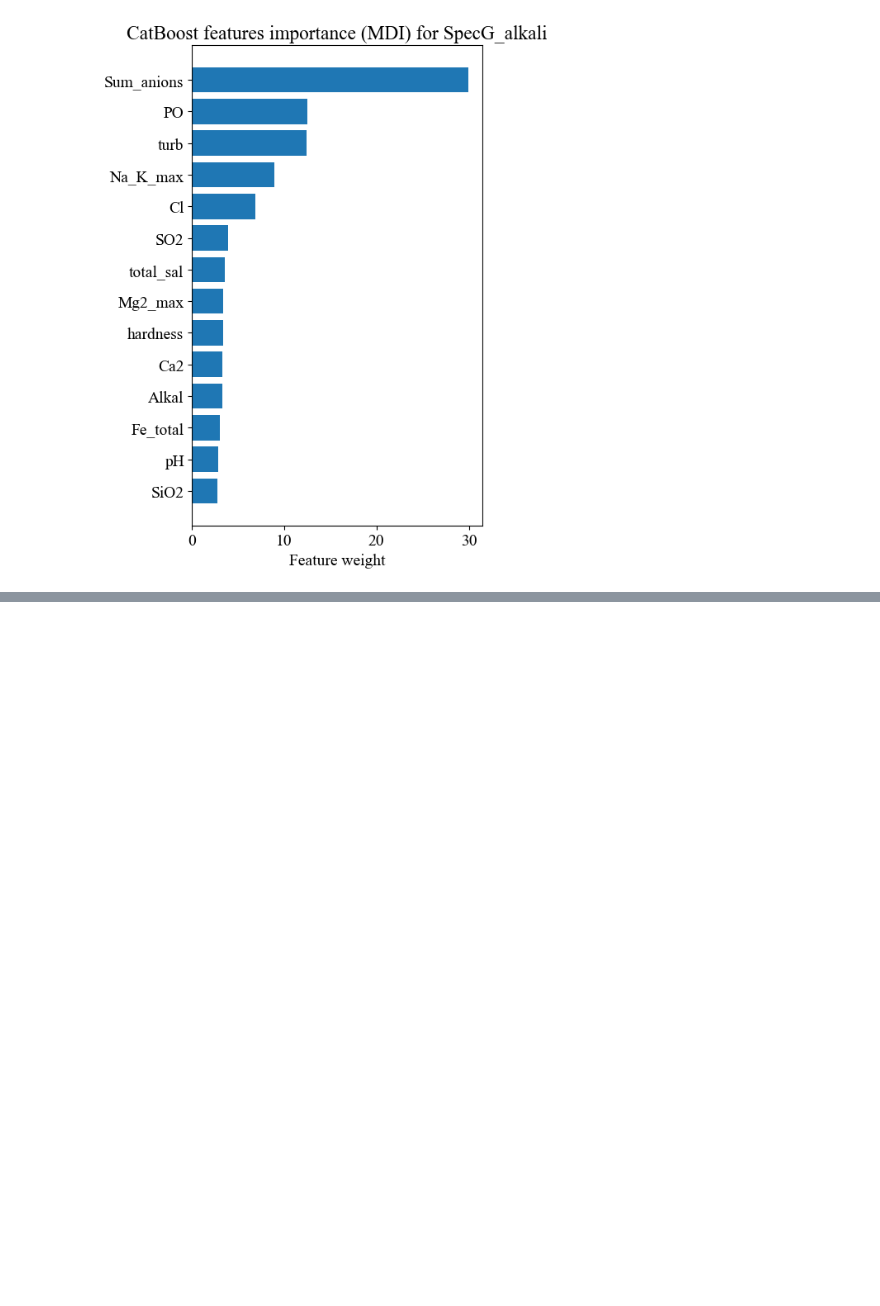
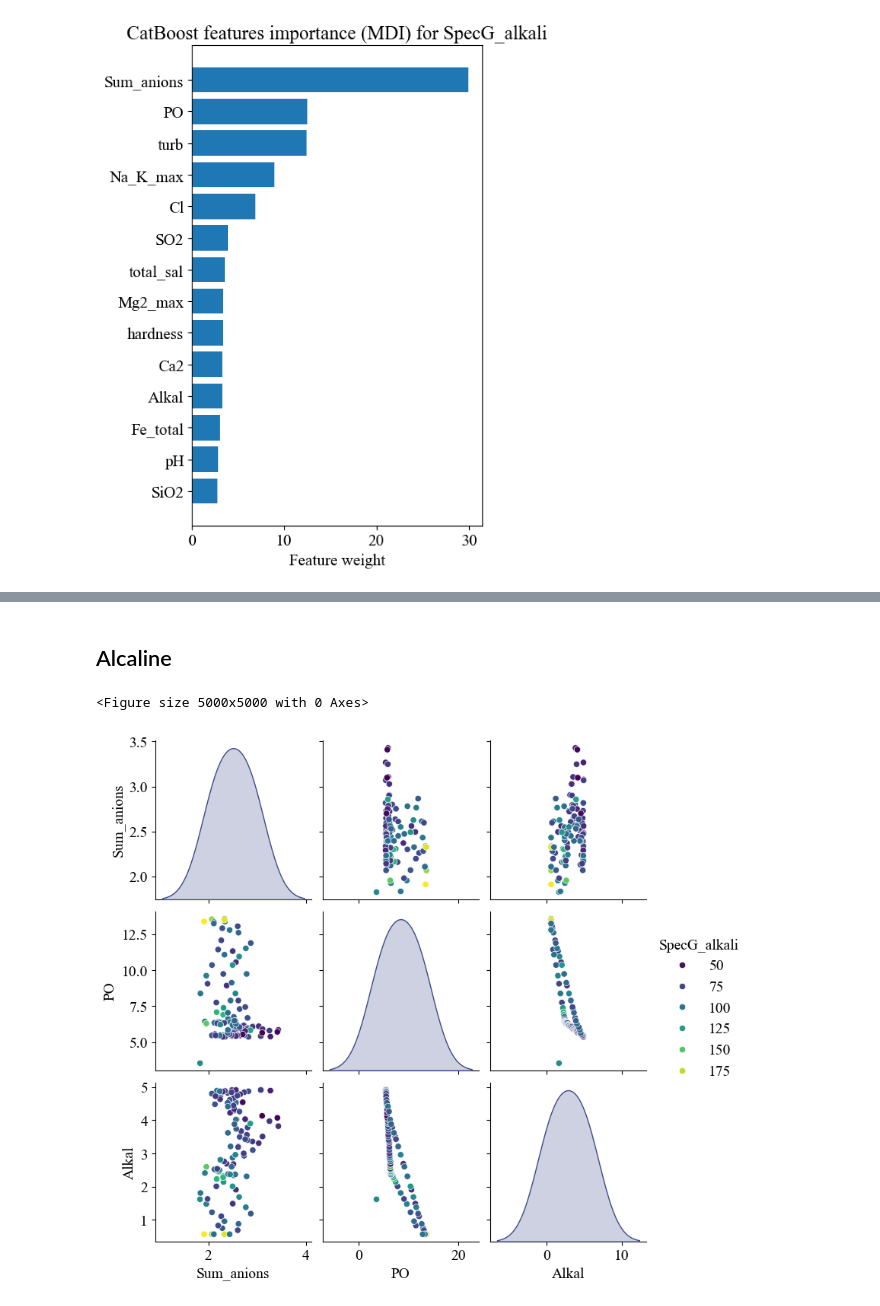
Before and after one commit to caapel/ion_exchange, a Jupyter notebook: ExplorerDataAnalisys.ipynb, the cells around one changed output, grey strips where cells are left out. Drawn from its saved outputs; the diff is of its cells as text; code cells hidden in the pictures; blank space fills up the shorter version.

```diff
--- a/Explorer Data Analisys.ipynb
+++ b/ExplorerDataAnalisys.ipynb
@@ -244,0 +268,7 @@ feature_importance_selector(df_Alcaline.drop(columns=['SpecG_alkali', 'Sum_catio
+# %% [markdown]
+## Alcaline
+# %%
+pairplot(df=df_Alcaline[['Sum_anions', 'PO', 'Alkal', 'SpecG_alkali']], hue = 'SpecG_alkali')
+# %% [output]
+<Figure size 5000x5000 with 0 Axes>
+[figure, added]
```
Also changed, not shown: parts of 6 cells of this notebook.
